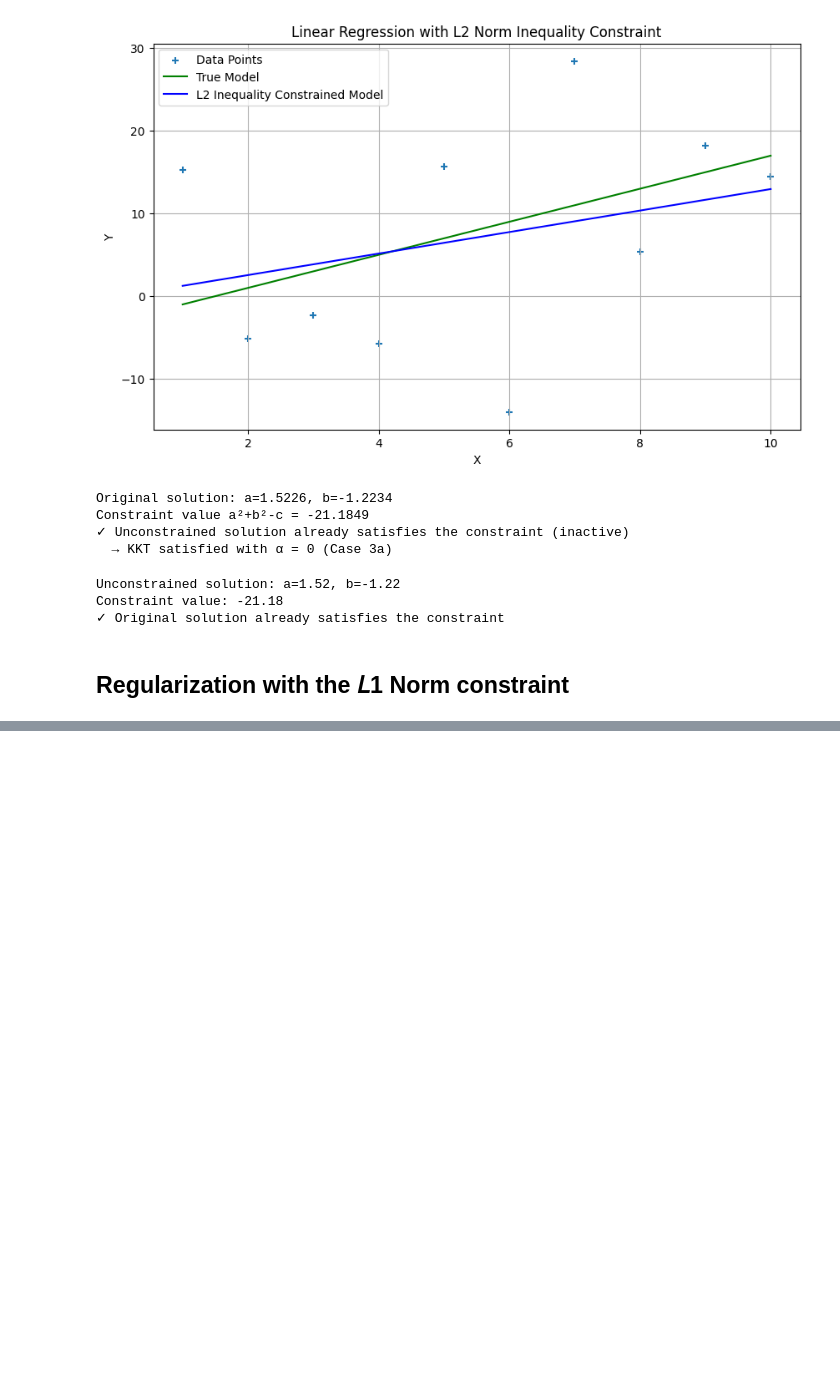
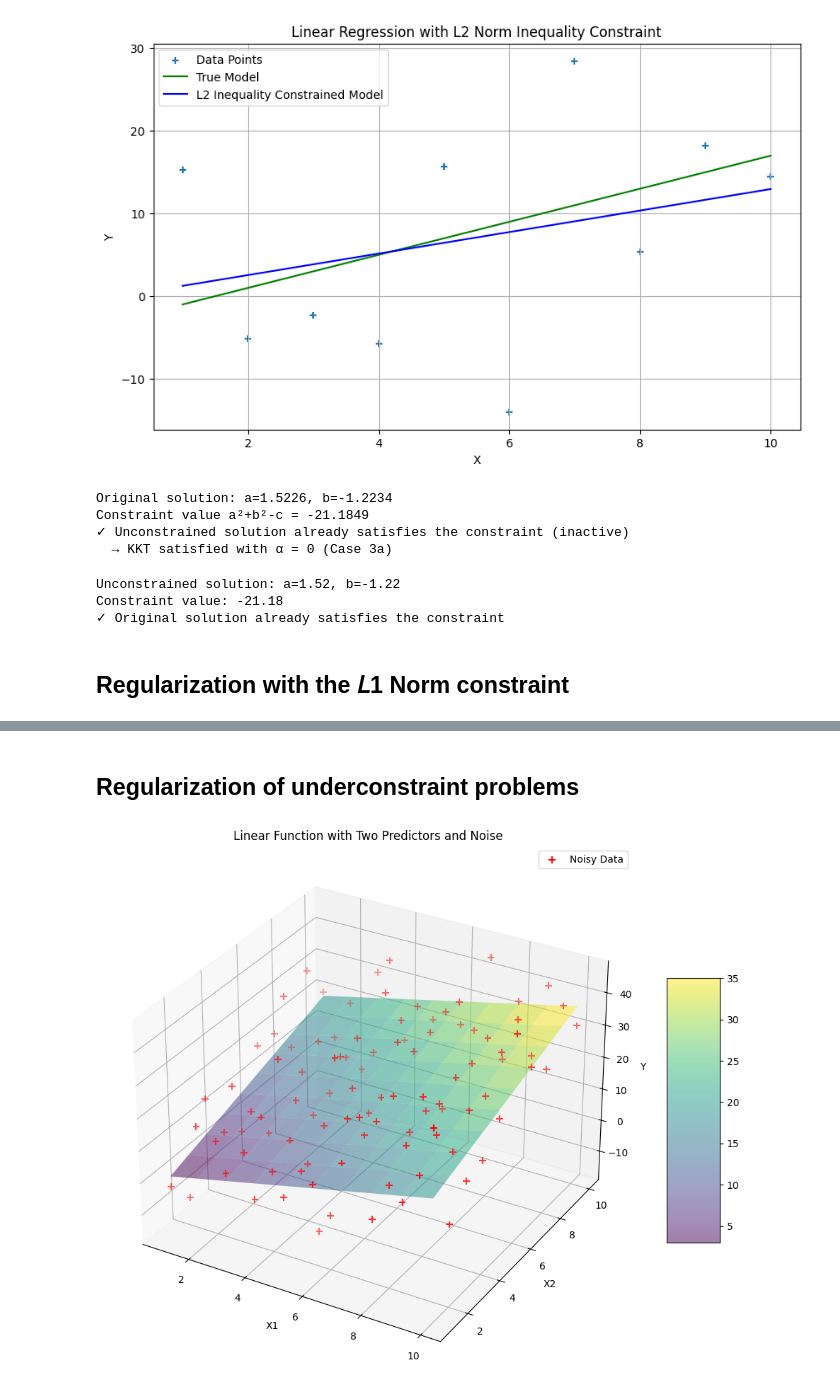
Before and after one commit to rexmolo/DeepLearning, a Jupyter notebook: A4.ipynb, the cells around one changed output, grey strips where cells are left out. Drawn from its saved outputs; the diff is of its cells as text; code cells hidden in the pictures; blank space fills up the shorter version.

```diff
--- a/A4.ipynb
+++ b/A4.ipynb
@@ -703,0 +840,55 @@ Constraint value: -21.18
+# %% [markdown]
+## Regularization of underconstraint problems
+# %%
+
+
+# Set parameters
+N = 10  # Size of the grid
+a10 = 2  # First coefficient
+a20 = 2  # Second coefficient
+b0 = -3  # Intercept
+
+# Generate all combinations of X1 and X2 using product (equivalent to fullfact)
+# Note: In MATLAB fliplr(fullfact([N N])) gives coordinate pairs in reverse order
+coordinates = list(product(range(1, N+1), range(1, N+1)))
+X1 = np.array([coord[0] for coord in coordinates])
+X2 = np.array([coord[1] for coord in coordinates])
+
+# Define the true function without noise
+f0 = lambda x1, x2: a10*x1 + a20*x2 + b0
+
+# Generate random noise
+R = np.random.normal(0, 10, N*N)
+
+# Generate Y with noise
+Y = np.array([f0(x1, x2) + r for x1, x2, r in zip(X1, X2, R)])
+
+# Create meshgrid for surface plot
+A, B = np.meshgrid(range(1, N+1), range(1, N+1))
+Z = a10*A + a20*B + b0
+
+# Create 3D plot
+fig = plt.figure(figsize=(10, 8))
+ax = fig.add_subplot(111, projection='3d')
+
+# Plot the true surface
+surf = ax.plot_surface(A, B, Z, alpha=0.5, cmap='viridis')
+
+
+# Plot the noisy data points
+ax.scatter(X1, X2, Y, c='r', marker='+', s=50, label='Noisy Data')
+
+# Set labels and title
+ax.set_xlabel('X1')
+ax.set_ylabel('X2')
+ax.set_zlabel('Y')
+ax.set_title('Linear Function with Two Predictors and Noise')
+
+# Add colorbar
+fig.colorbar(surf, ax=ax, shrink=0.5, aspect=5)
+
+plt.legend()
+plt.tight_layout()
+plt.show()
+# %% [output]
+[figure, added]
```
Also changed, not shown: parts of 7 cells of this notebook, 4 other files.
